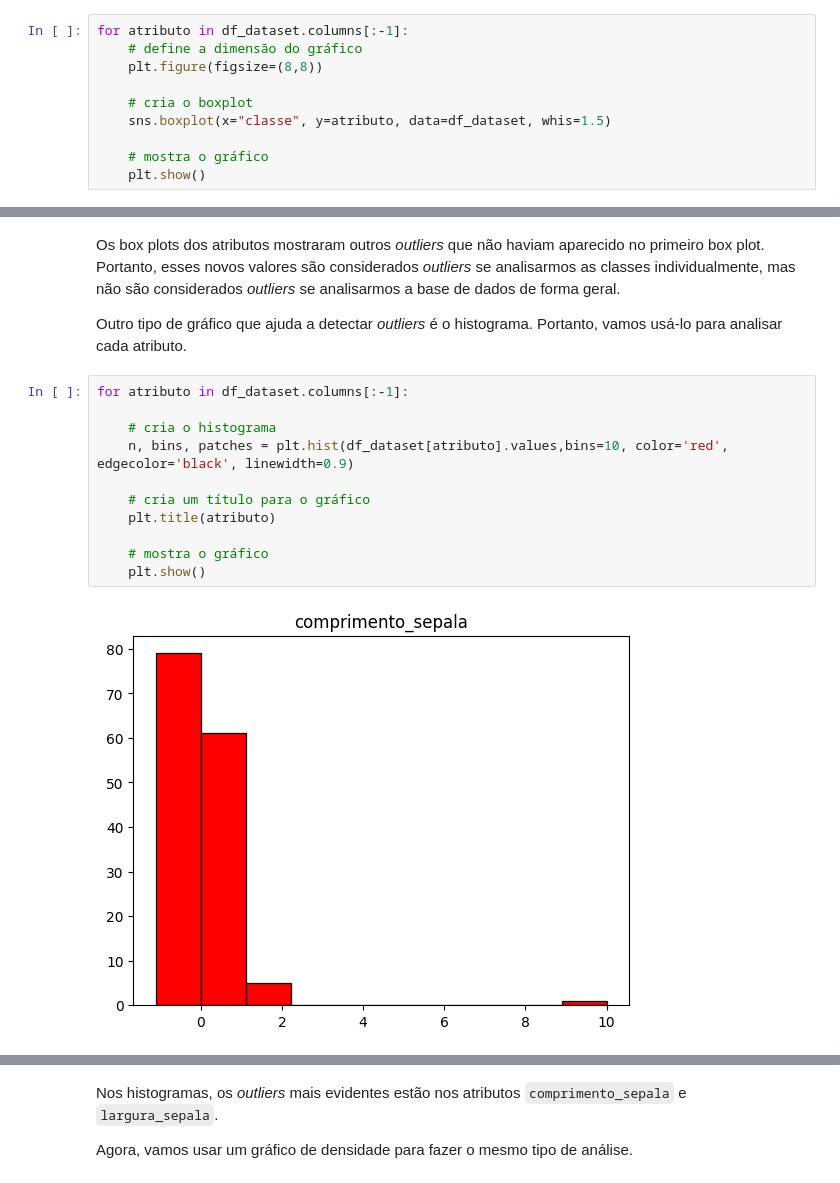
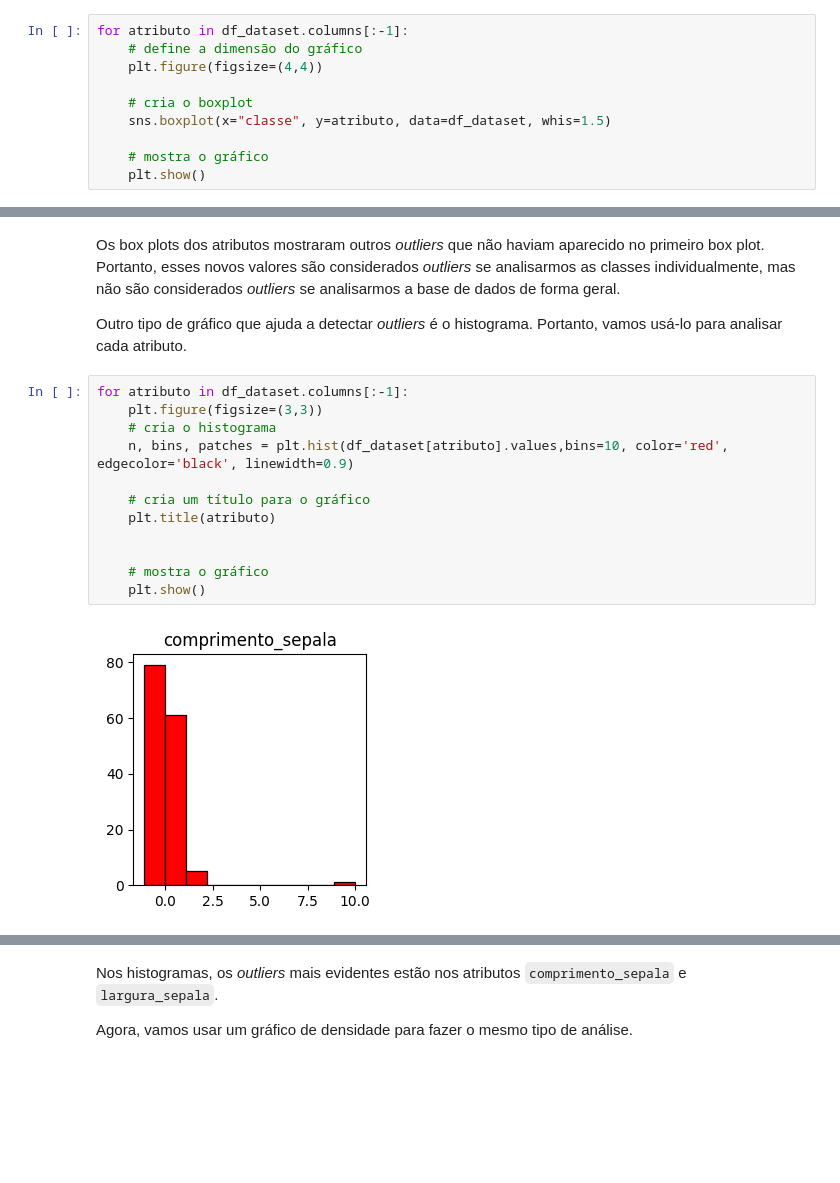
Before and after one commit to henriquemargotte/Aprendizado-de-Maquina-2025-2, a Jupyter notebook: Lab2/lab2.ipynb, the cells around one changed output, grey strips where cells are left out. Cells and saved outputs as stored; diff of their text form; blank space fills up the shorter version.

```diff
--- a/Lab2/lab2.ipynb
+++ b/Lab2/lab2.ipynb
@@ -441,7 +441,7 @@ A bilioteca `Seaborn` permite criar gráficos boxplot agrupados por um determina
 # %%
 for atributo in df_dataset.columns[:-1]:
     # define a dimensão do gráfico
-    plt.figure(figsize=(8,8))
+    plt.figure(figsize=(4,4))
 
     # cria o boxplot
     sns.boxplot(x="classe", y=atributo, data=df_dataset, whis=1.5)
@@ -459,14 +459,15 @@ Os box plots dos atributos mostraram outros *outliers* que não haviam aparecido
 Outro tipo de gráfico que ajuda a detectar *outliers* é o histograma. Portanto, vamos usá-lo para analisar cada atributo.
 # %%
 for atributo in df_dataset.columns[:-1]:
-
+    plt.figure(figsize=(3,3))
     # cria o histograma
     n, bins, patches = plt.hist(df_dataset[atributo].values,bins=10, color='red', edgecolor='black', linewidth=0.9)
 
     # cria um título para o gráfico
     plt.title(atributo)
 
+
     # mostra o gráfico
     plt.show()
 # %% [output]
-[figure, old version]
+[figure, new version]
```
Also changed, not shown: parts of 3 cells of this notebook.
